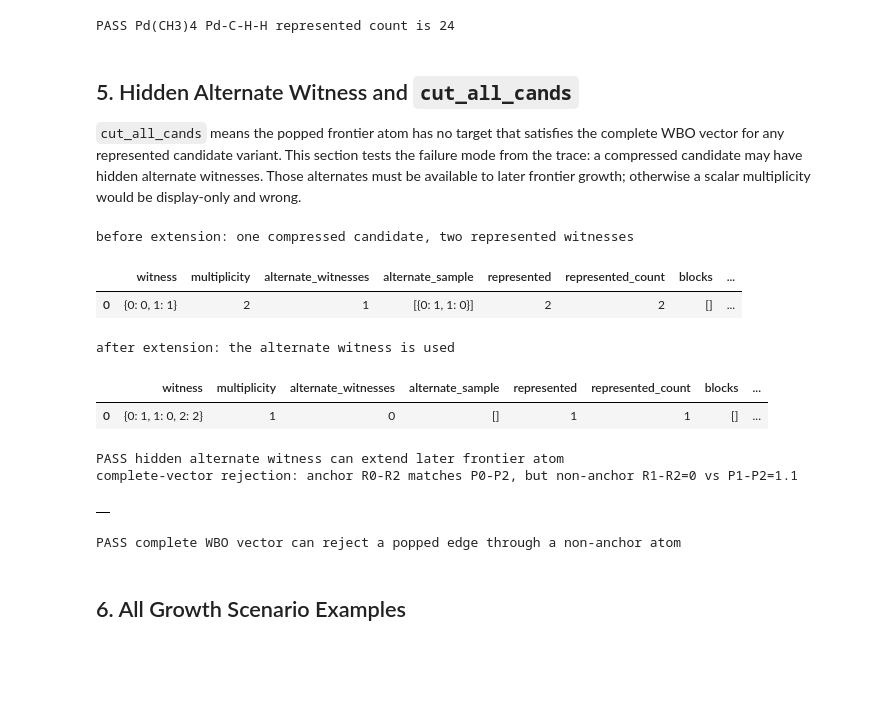
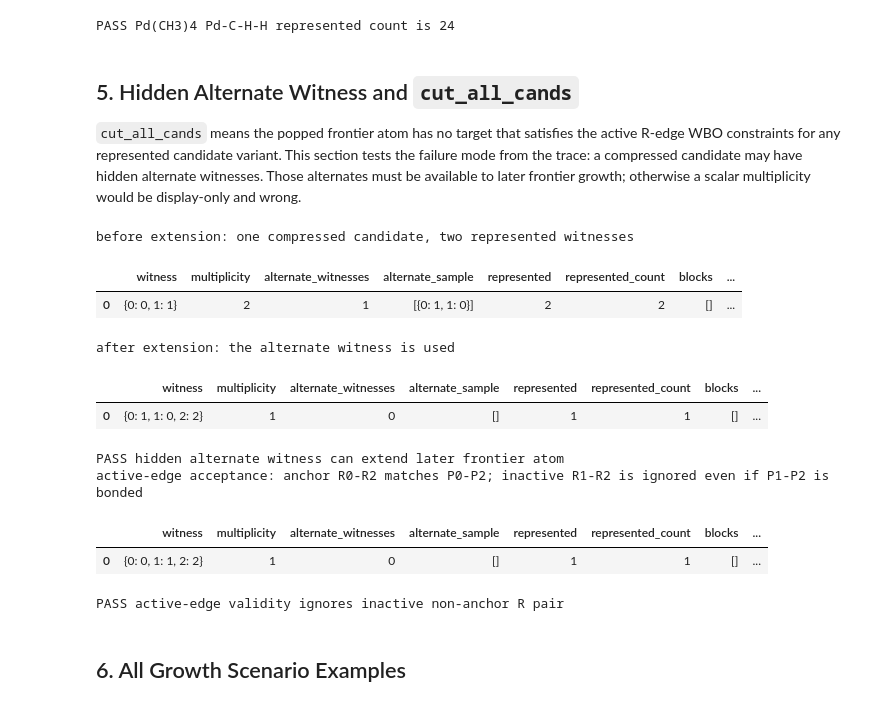
Before and after one commit to yunhzou/coordinate_alignment, a Jupyter notebook: notebooks/alignment_algorithm_full_audit.ipynb, the cells around one changed output. Drawn from its saved outputs; the diff is of its cells as text; code cells hidden in the pictures; blank space fills up the shorter version.

Commit message:
Fix active-edge fragment extension matching

```diff
--- a/notebooks/alignment_algorithm_full_audit.ipynb
+++ b/notebooks/alignment_algorithm_full_audit.ipynb
@@ -347,39 +348,41 @@ PASS Pd(CH3)4 Pd-C-H-H represented count is 24
 # %% [markdown]
 ## 5. Hidden Alternate Witness and `cut_all_cands`
 
-`cut_all_cands` means the popped frontier atom has no target that satisfies the complete WBO vector for any represented candidate variant.  This section tests the failure mode from the trace: a compressed candidate may have hidden alternate witnesses.  Those alternates must be available to later frontier growth; otherwise a scalar multiplicity would be display-only and wrong.
+`cut_all_cands` means the popped frontier atom has no target that satisfies the active R-edge WBO constraints for any represented candidate variant.  This section tests the failure mode from the trace: a compressed candidate may have hidden alternate witnesses.  Those alternates must be available to later frontier growth; otherwise a scalar multiplicity would be display-only and wrong.
 # %%
 # A minimal hidden-alternate case.
 # Fragment = R0,R1.  The primary witness maps R0->P0,R1->P1 and cannot add R2->P2,
 # because R0-R2 is 1.0 but P0-P2 is 0.0.  The alternate witness R0->P1,R1->P0 can add it.
 hr = g(['C','C','O'], [(0,2,1.0)])
 hp = g(['C','C','O'], [(1,2,1.0)])
 hidden = _SymCand({0:0, 1:1}, multiplicity=2, alternates=[({0:1, 1:0}, 1)])
 print('before extension: one compressed candidate, two represented witnesses')
 display(show_candidates([hidden]))
 hout = _extend_sym_cands([hidden], {0,1}, 2, hr, hp, {}, 0.5, None, anchor_u=0, anchor_wbo=1.0)
 print('after extension: the alternate witness is used')
 display(show_candidates(hout))
 check('hidden alternate witness can extend later frontier atom', len(hout or []) == 1 and _cand_map(hout[0]) == {0:1, 1:0, 2:2})
 
-# Complete-vector cut_all_cands case: anchor edge can match, but another already-fragmented atom forbids it.
+# Active-edge case from the frame 44/45 issue: the anchor edge can match, and an
+# inactive R-side nonedge to another fragmented atom must not forbid it.
 cr = g(['C','C','O'], [(0,2,1.0)])
 cp = g(['C','C','O'], [(0,2,1.0),(1,2,1.1)])
 cout = _extend_sym_cands([_SymCand({0:0, 1:1})], {0,1}, 2, cr, cp, {}, 0.5, None, anchor_u=0, anchor_wbo=1.0)
-print('complete-vector rejection: anchor R0-R2 matches P0-P2, but non-anchor R1-R2=0 vs P1-P2=1.1')
+print('active-edge acceptance: anchor R0-R2 matches P0-P2; inactive R1-R2 is ignored even if P1-P2 is bonded')
 display(show_candidates(cout))
-check('complete WBO vector can reject a popped edge through a non-anchor atom', len(cout or []) == 0)
+check('active-edge validity ignores inactive non-anchor R pair', len(cout or []) == 1 and _cand_map(cout[0]) == {0:0, 1:1, 2:2})
 # %% [output]
 before extension: one compressed candidate, two represented witnesses
 |  | witness | multiplicity | alternate_witnesses | alternate_sample | represented | represented_count | blocks | ... |
 | 0 | {0: 0, 1: 1} | 2 | 1 | [{0: 1, 1: 0}] | 2 | 2 | [] | ... |
 after extension: the alternate witness is used
 |  | witness | multiplicity | alternate_witnesses | alternate_sample | represented | represented_count | blocks | ... |
 | 0 | {0: 1, 1: 0, 2: 2} | 1 | 0 | [] | 1 | 1 | [] | ... |
 PASS hidden alternate witness can extend later frontier atom
-complete-vector rejection: anchor R0-R2 matches P0-P2, but non-anchor R1-R2=0 vs P1-P2=1.1
+active-edge acceptance: anchor R0-R2 matches P0-P2; inactive R1-R2 is ignored even if P1-P2 is bonded
-|  |
+|  | witness | multiplicity | alternate_witnesses | alternate_sample | represented | represented_count | blocks | ... |
+| 0 | {0: 0, 1: 1, 2: 2} | 1 | 0 | [] | 1 | 1 | [] | ... |
-PASS complete WBO vector can reject a popped edge through a non-anchor atom
+PASS active-edge validity ignores inactive non-anchor R pair
 # %% [markdown]
 ## 6. All Growth Scenario Examples
 # %%
```
Also changed, not shown: parts of 5 cells of this notebook, 18 other files.
